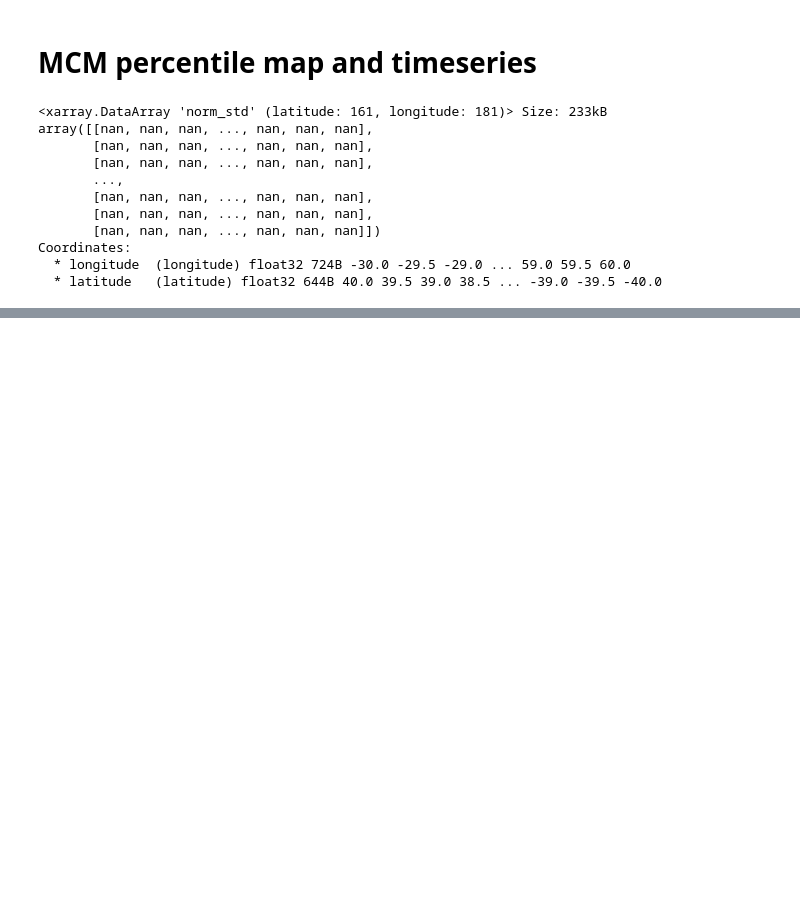
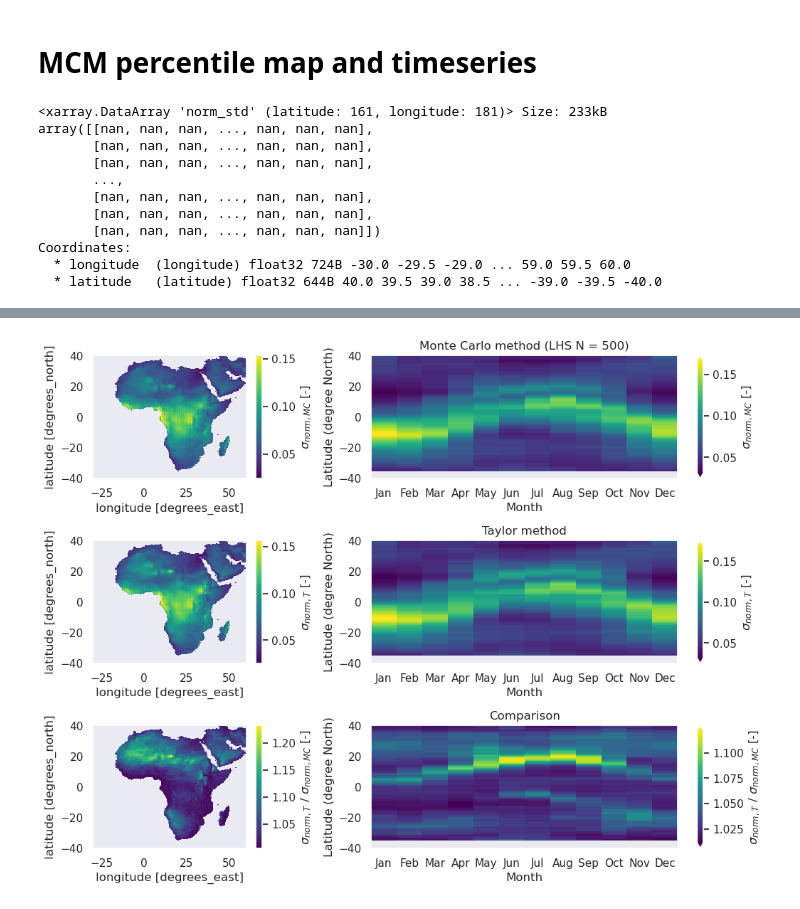
Before and after one commit to trngbich/ReanalysisMeteoRET, a Jupyter notebook: 3_uncertainty_propagation/2_plot_uncertainty_estimate.ipynb, the cells around one changed output, grey strips where cells are left out. Drawn from its saved outputs; the diff is of its cells as text; code cells hidden in the pictures; blank space fills up the shorter version.

```diff
--- a/3_uncertainty_propagation/2_plot_uncertainty_estimate.ipynb
+++ b/3_uncertainty_propagation/2_plot_uncertainty_estimate.ipynb
@@ -164,0 +169,55 @@ plt.show()
+# %%
+folder= r'./data/ERA5-RET_MCM500'
+fhs = glob.glob(os.path.join(folder,'*.nc'))
+dts = xr.open_mfdataset(fhs)
+dts['norm_std']=dts['std']/dts['mean']
+dts['norm_std'].compute()
+dts_mean = dts.mean(dim = 'time').compute()
+
+folder= r'./data/ERA5-RET_Taylor'
+fhs = glob.glob(os.path.join(folder,'*.nc'))
+dts2 = xr.open_mfdataset(fhs)
+dts2['norm_std']=dts2['std']/dts2['mean']
+dts2['norm_std'].compute()
+dts_mean2 = dts2.mean(dim = 'time').compute()
+# %%
+import seaborn as sns
+sns.set_style("dark")
+fig, axs = plt.subplots(nrows=3, ncols=2,
+                        figsize=(12,9),
+                        gridspec_kw={'width_ratios': [0.5, 1],
+                                    'wspace': 0.3,                                                        'hspace': 0.5})
+
+plot=dts_mean['norm_std'].plot(ax=axs[0,0])
+cbar = plot.colorbar
+cbar.set_label('$\sigma_{norm,MC}$ [-]')
+plot_hovmoller_month(dts['norm_std'], 'Monte Carlo method (LHS N = 500)',
+                     dimension = ["longitude","latitude"],
+                     ax=axs[0,1],
+                     varname = '$\sigma_{norm,MC}$ [-]',
+                     cmap='viridis'
+                   )
+
+plot=dts_mean2['norm_std'].plot(ax=axs[1,0])
+cbar = plot.colorbar
+cbar.set_label('$\sigma_{norm,T}$ [-]')
+plot_hovmoller_month(dts2['norm_std'], 'Taylor method',
+                     dimension = ["longitude","latitude"],
+                     ax=axs[1,1],
+                     varname = '$\sigma_{norm,T}$ [-]',
+                     cmap='viridis'
+                   )
+ratio=dts_mean2['norm_std']/dts_mean['norm_std']
+ts_diff=dts2['norm_std']/dts['norm_std']
+plot=ratio.plot(ax=axs[2,0])
+cbar = plot.colorbar
+cbar.set_label('$\sigma_{norm,T}$ / $\sigma_{norm,MC}$ [-]')
+plot_hovmoller_month(ts_diff, 'Comparison',
+                     dimension = ["longitude","latitude"],
+                     ax=axs[2,1],
+                     varname = '$\sigma_{norm,T}$ / $\sigma_{norm,MC}$ [-]',
+                     cmap='viridis'
+                   )
+plt.savefig('./figures/sigma_hovmoller_TaylorvsMCM.tiff',format='tiff',dpi=300,bbox_inches='tight')
+# %% [output]
+[figure, added]
```
Also changed, not shown: parts of 3 cells of this notebook, 1 other file.
